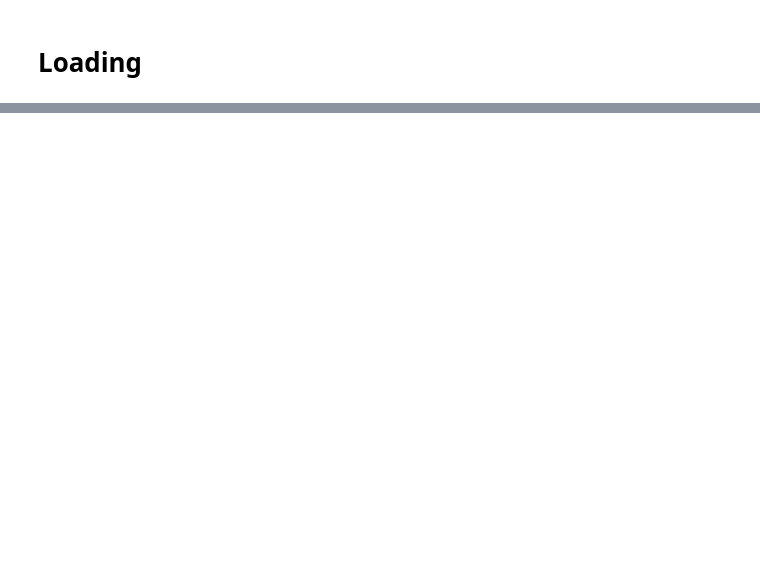
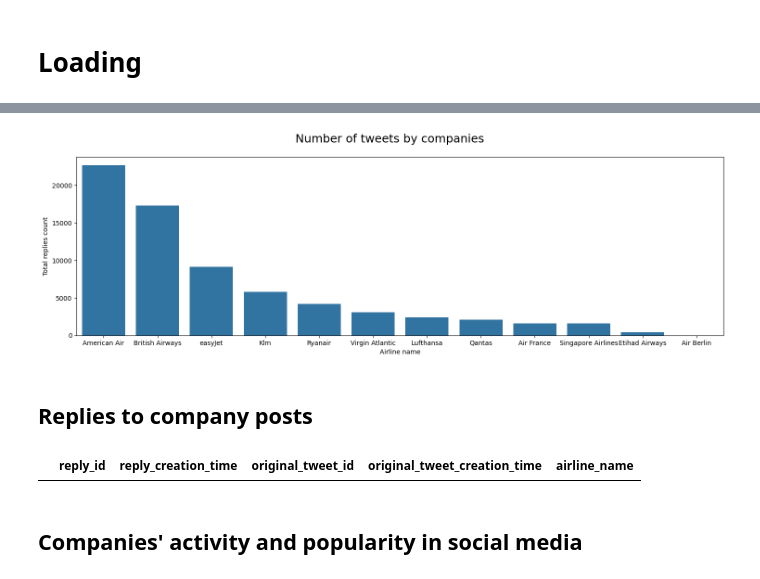
Before and after one commit to skyrimer/DBL-Micro-Soft, a Jupyter notebook: Split 1/EDA/database_eda.ipynb, the cells around one changed output, grey strips where cells are left out. Saved outputs shown, nothing was run; the diff lists cells and outputs as text; code cells hidden in the pictures; blank space fills up the shorter version.

```diff
--- a/Split 1/EDA/database_eda.ipynb
+++ b/Split 1/EDA/database_eda.ipynb
@@ -180,26 +215,0 @@ dtype: object
-# %%
-print(test_data["tweet_id"].apply(len).max())
-print(test_data["tweet_id"].apply(len).min())
-print("")
-print(test_data["user_id"].apply(len).max())
-print(test_data["user_id"].apply(len).min())
-print("")
-print(test_data["full_text"].apply(len).max())
-print(test_data["full_text"].apply(len).min())
-print(test_data["lang"].apply(len).max())
-print(test_data["lang"].apply(len).min())
-print(test_data["country_code"].apply(len).min())
-print(test_data["country_code"].apply(len).max())
-test_data["replied_tweet_id"].fillna("", inplace=True)
-print(test_data["replied_tweet_id"].apply(len).min())
-print(test_data["replied_tweet_id"].apply(len).max())
-test_data["quoted_status_id"].fillna("", inplace=True)
-print(test_data["quoted_status_id"].apply(len).min())
-print(test_data["quoted_status_id"].apply(len).max())
-
-# Anomaly
-# Calculate string lengths
-for user_id in test_data["user_id"]:
-    if len(user_id) >= 20:
-        print(user_id)
-test_data["user_id"]
@@ -277,0 +378,9 @@ dtype: int64
+# %%
+avia_names = set(COMPANY_NAME_TO_ID.values())
+
+replies_to_avia_companies_df = test_data.loc[test_data['user_id'].apply(lambda x: any(x == avia_name for avia_name in avia_names))]
+replies_to_avia_companies_df = replies_to_avia_companies_df.reset_index().groupby("user_id").count()[['tweet_id']].sort_values('tweet_id', ascending=False).reset_index()
+
+replies_to_avia_companies_df["user_id"] = replies_to_avia_companies_df["user_id"].apply(lambda user_id: COMPANY_ID_TO_NAME.get(user_id, user_id))
+replies_to_avia_companies_df = replies_to_avia_companies_df.set_index("user_id")
+replies_to_avia_companies_df
@@ -277,0 +402,26 @@ dtype: int64
+# %%
+fig, ax = plt.subplots(nrows=1, ncols=1, figsize=(18,5))
+sns.barplot(data=replies_to_avia_companies_df, ax=ax, x='user_id', y='tweet_id')
+ax.set_ylabel('Total replies count')
+ax.set_xlabel('Airline name')
+fig.suptitle('Number of tweets by companies', size=18);
+# %% [output]
+[figure, added]
+# %% [markdown]
+## Replies to company posts
+# %%
+# I'm too lazy
+all_replies = test_data[test_data["replied_tweet_id"].notna()][["tweet_creation_time", "replied_tweet_id",]]
+all_replies = all_replies.reset_index().rename(columns={'tweet_creation_time': 'reply_creation_time',
+                            "tweet_id": "reply_id",
+                            "replied_tweet_id": "original_tweet_id"})
+gay = test_data["tweet_creation_time"].to_dict()
+all_replies['original_tweet_creation_time'] = all_replies['original_tweet_id'].map(gay)
+all_replies = all_replies[all_replies["original_tweet_creation_time"].notna()]
+all_replies["airline_name"] = all_replies["reply_id"].map(COMPANY_ID_TO_NAME)
+all_replies[all_replies["airline_name"].notna()]
+# why 0?????????
+# %% [output]
+|  | reply_id | reply_creation_time | original_tweet_id | original_tweet_creation_time | airline_name |
+# %% [markdown]
+## Companies' activity and popularity in social media
```
Also changed, not shown: parts of 47 cells of this notebook, 3 other files.
